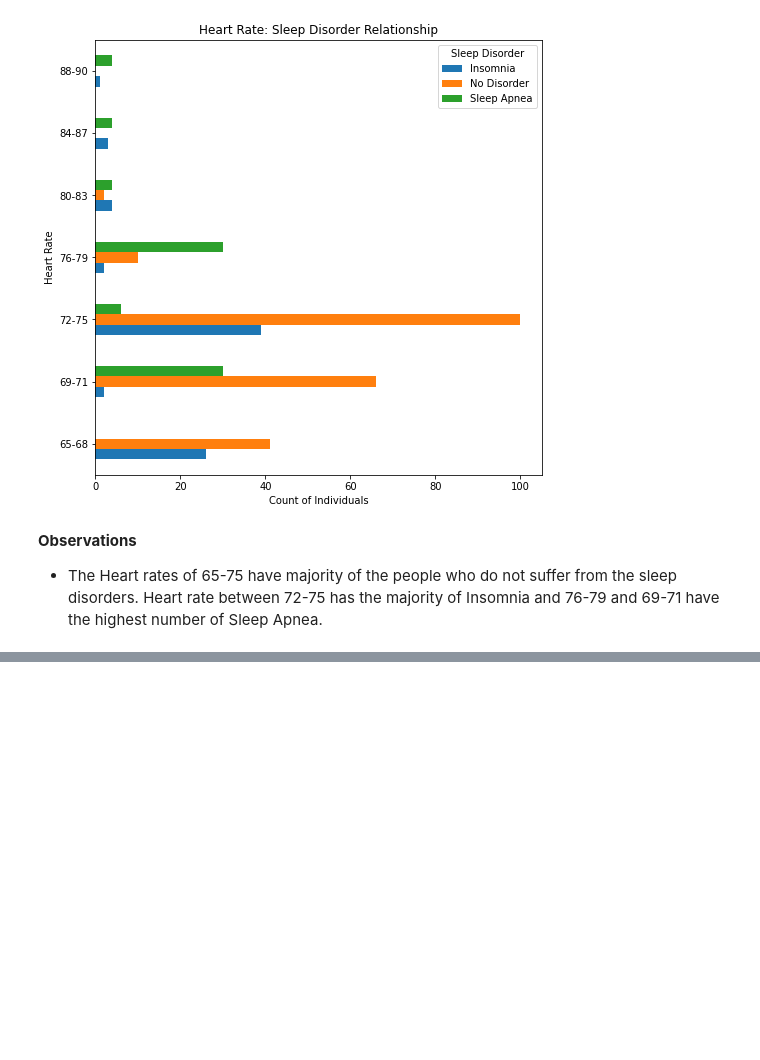
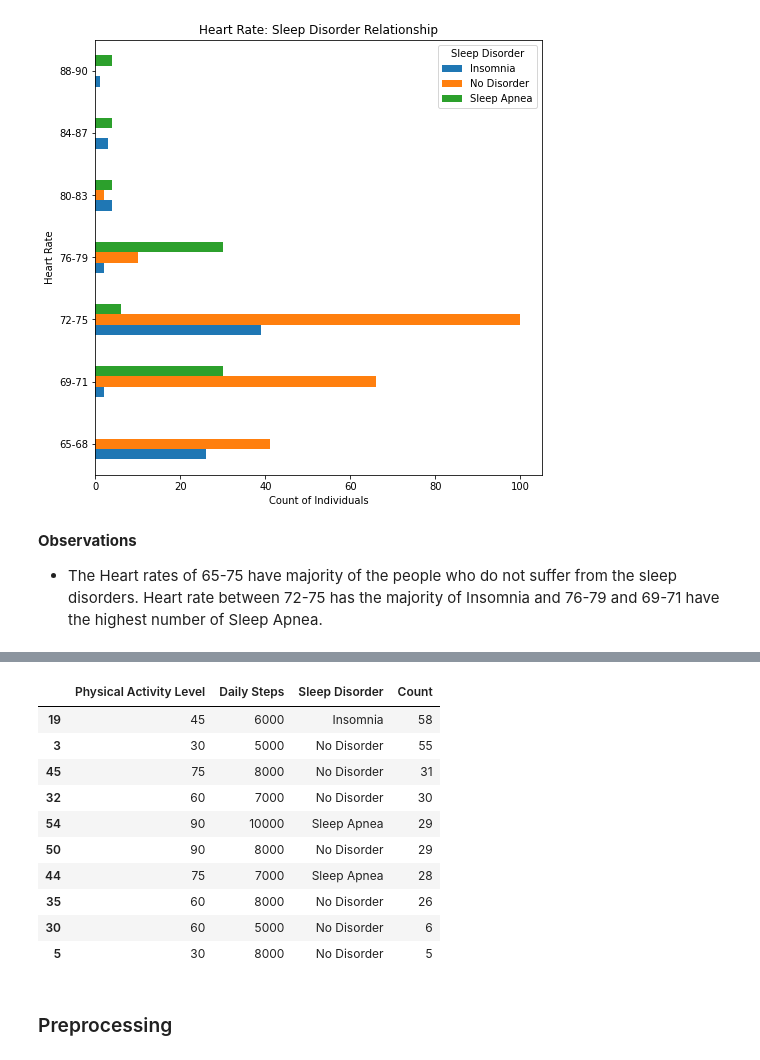
Before and after one commit to jgatharia/Health_and_Sleep_Relation_Project, a Jupyter notebook: health_and_wellness.ipynb, the cells around one changed output, grey strips where cells are left out. Saved outputs shown, nothing was run; the diff lists cells and outputs as text; code cells hidden in the pictures; blank space fills up the shorter version.

```diff
--- a/health_and_wellness.ipynb
+++ b/health_and_wellness.ipynb
@@ -684,0 +693,18 @@ df.head()
+# %%
+multi_var = health_wellness_df.groupby(['Physical Activity Level', 'Daily Steps','Sleep Disorder']).size().reset_index(name='Count')
+top_10 = multi_var.sort_values(by='Count', ascending=False).head(10)
+top_10
+# %% [output]
+|  | Physical Activity Level | Daily Steps | Sleep Disorder | Count |
+| 19 | 45 | 6000 | Insomnia | 58 |
+| 3 | 30 | 5000 | No Disorder | 55 |
+| 45 | 75 | 8000 | No Disorder | 31 |
+| 32 | 60 | 7000 | No Disorder | 30 |
+| 54 | 90 | 10000 | Sleep Apnea | 29 |
+| 50 | 90 | 8000 | No Disorder | 29 |
+| 44 | 75 | 7000 | Sleep Apnea | 28 |
+| 35 | 60 | 8000 | No Disorder | 26 |
+| 30 | 60 | 5000 | No Disorder | 6 |
+| 5 | 30 | 8000 | No Disorder | 5 |
+# %% [markdown]
+### Preprocessing
```
Also changed, not shown: parts of 7 cells of this notebook.
